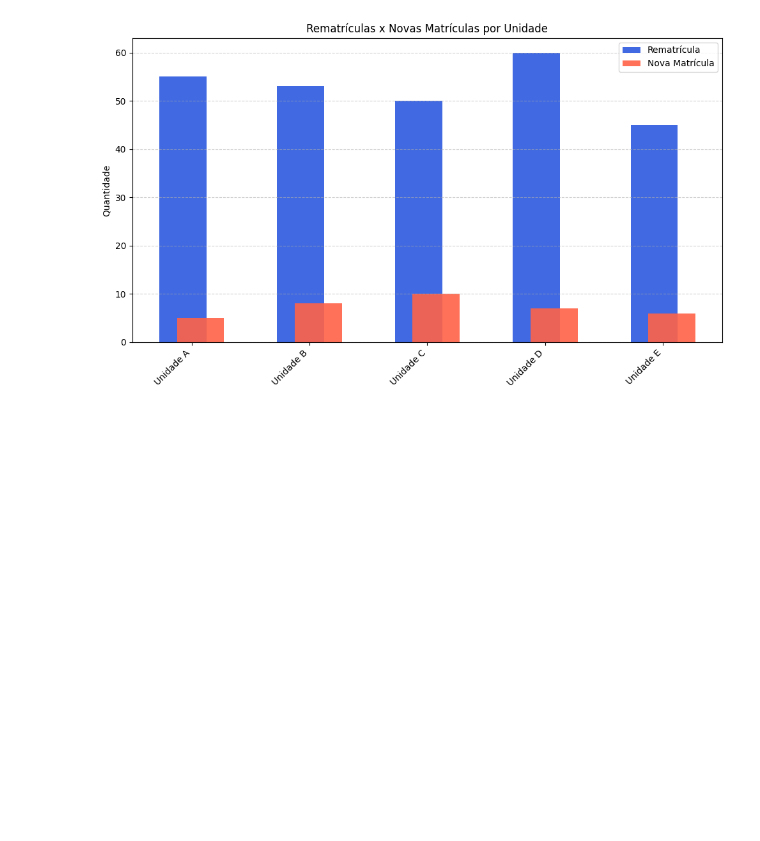
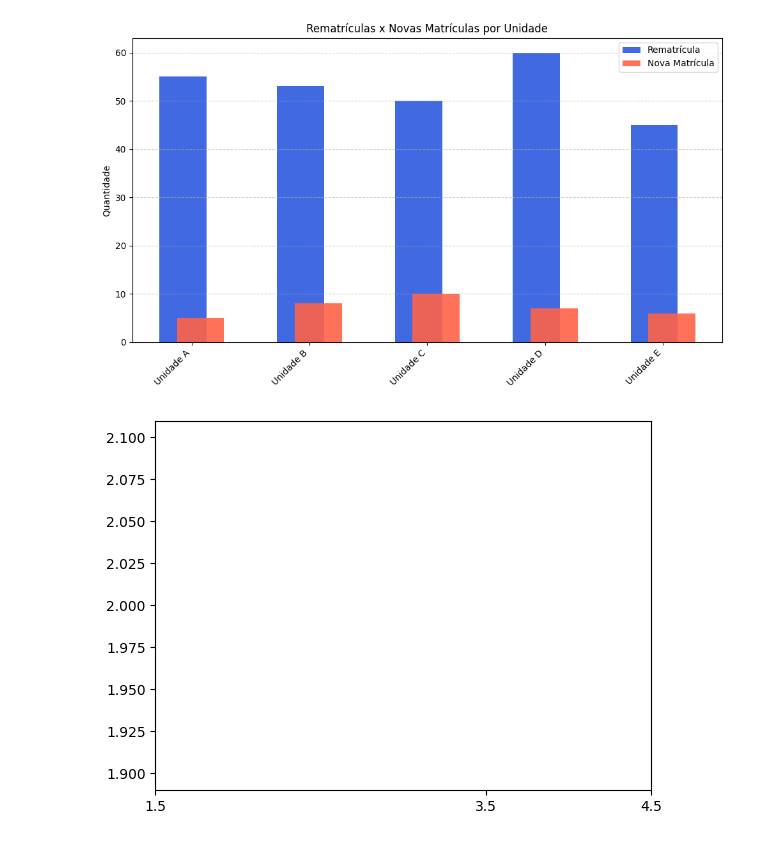
Before and after one commit to ThalesMelo1/Coleguium-Entrevista, a Jupyter notebook: Code/teste.ipynb, the cells around one changed output. Drawn from its saved outputs; the diff is of its cells as text; code cells hidden in the pictures; blank space fills up the shorter version.

```diff
--- a/Code/teste.ipynb
+++ b/Code/teste.ipynb
@@ -31,3 +31,14 @@ plt.tight_layout()
 plt.show()
 # %% [output]
 [figure]
+# %%
+
+x = 1
+y = 2
+
+plt.plot(x + 1, y)
+# Set custom tick positions (labels will be the numeric values)
+plt.xticks([1.5, 3.5, 4.5])
+plt.show()
+# %% [output]
+[figure, added]
```
Also changed, not shown: 6 other files.
